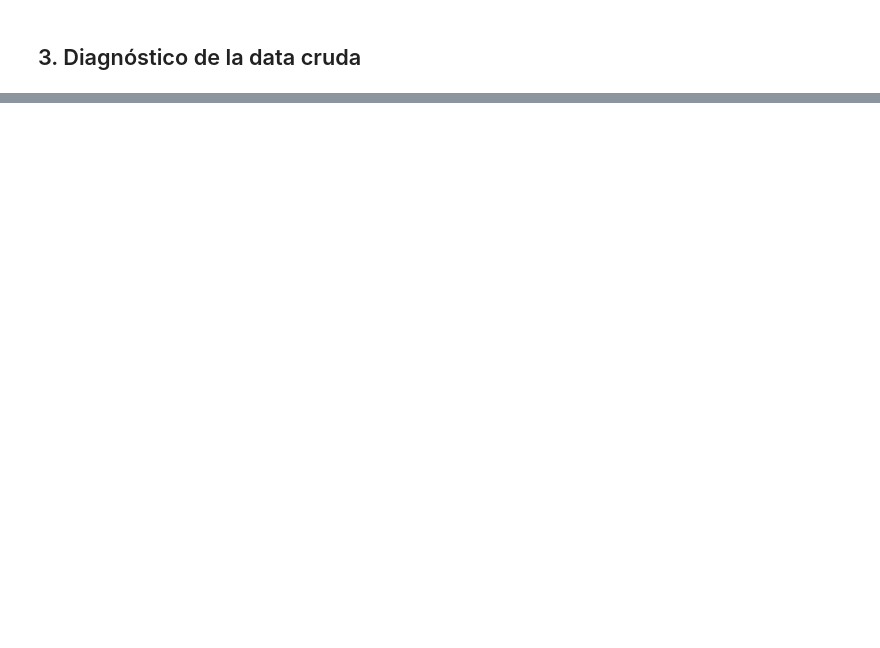
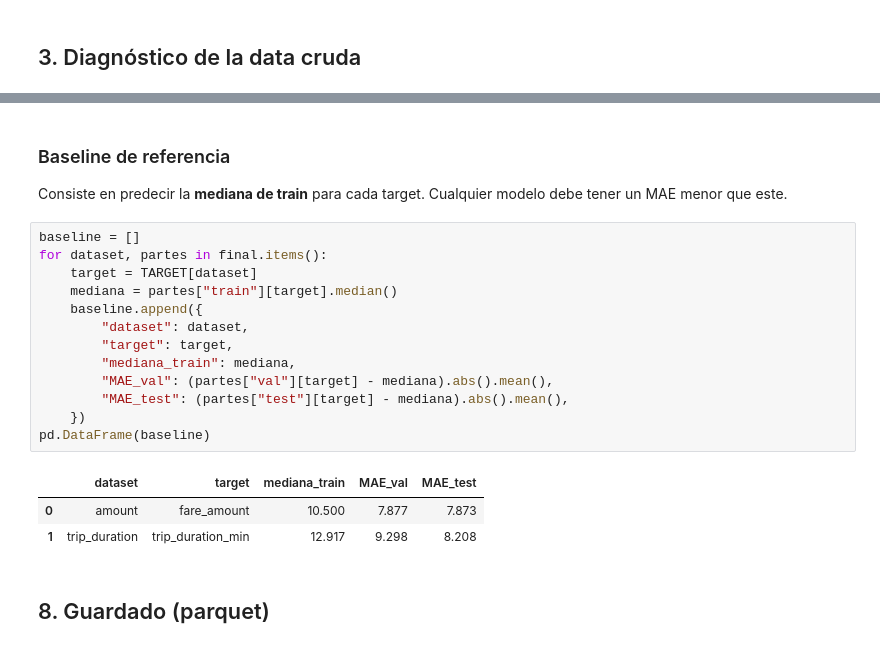
Before and after one commit to frankfloresg-primeUNI/AnyoneAI_Proyect, a Jupyter notebook: notebooks/01_limpieza_preprocesamiento.ipynb, the cells around one changed output, grey strips where cells are left out. Saved outputs shown, nothing was run; the diff lists cells and outputs as text; blank space fills up the shorter version.

```diff
--- a/notebooks/01_limpieza_preprocesamiento.ipynb
+++ b/notebooks/01_limpieza_preprocesamiento.ipynb
@@ -454,0 +412,23 @@ y_dur  = train["trip_duration_min"]    # minutos
+# %% [markdown]
+### Baseline de referencia
+
+Consiste en predecir la **mediana de train** para cada target. Cualquier modelo debe tener un MAE menor que este.
+# %%
+baseline = []
+for dataset, partes in final.items():
+    target = TARGET[dataset]
+    mediana = partes["train"][target].median()
+    baseline.append({
+        "dataset": dataset,
+        "target": target,
+        "mediana_train": mediana,
+        "MAE_val": (partes["val"][target] - mediana).abs().mean(),
+        "MAE_test": (partes["test"][target] - mediana).abs().mean(),
+    })
+pd.DataFrame(baseline)
+# %% [output]
+|  | dataset | target | mediana_train | MAE_val | MAE_test |
+| 0 | amount | fare_amount | 10.500 | 7.877 | 7.873 |
+| 1 | trip_duration | trip_duration_min | 12.917 | 9.298 | 8.208 |
+# %% [markdown]
+## 8. Guardado (parquet)
```
Also changed, not shown: parts of 41 cells of this notebook, 12 other files.
